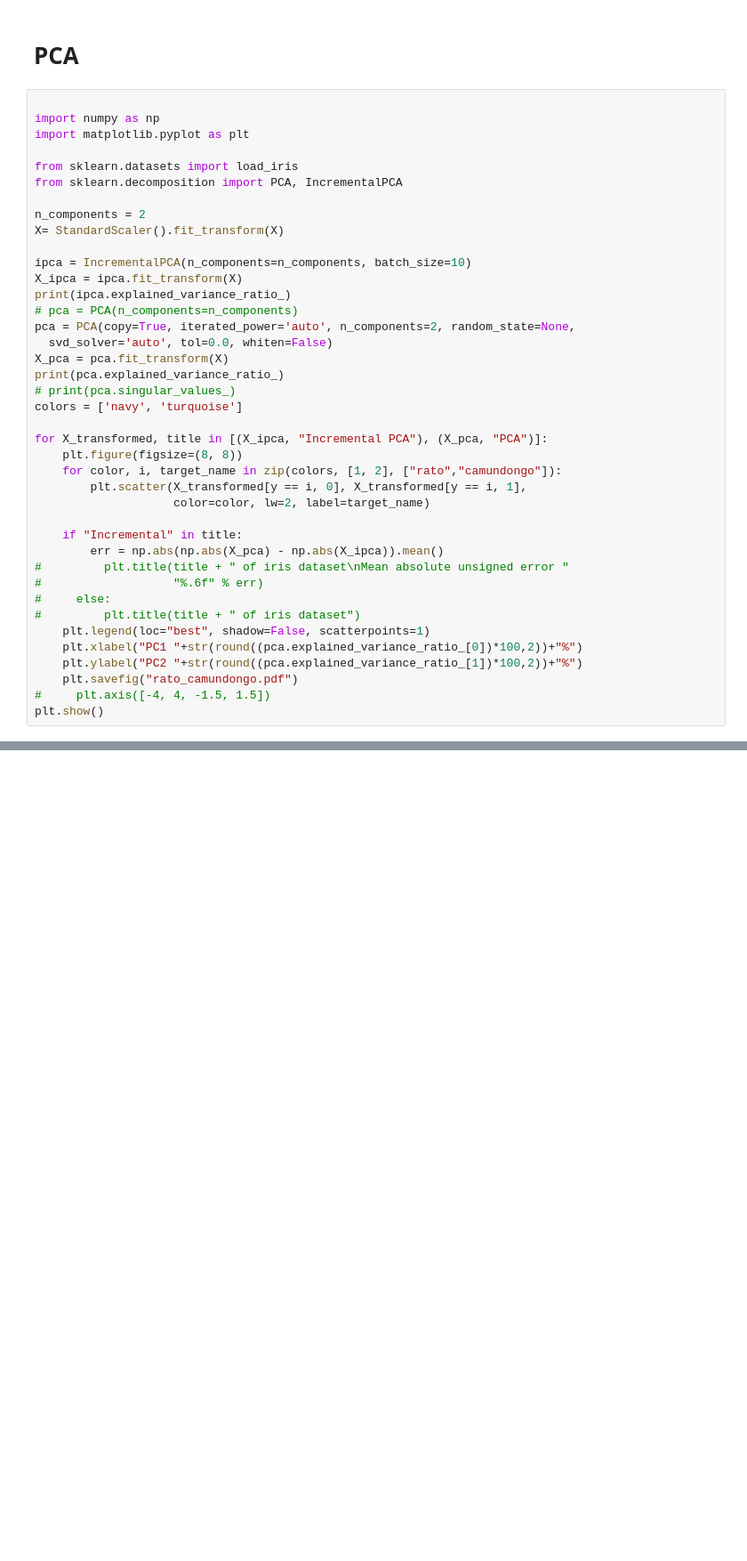
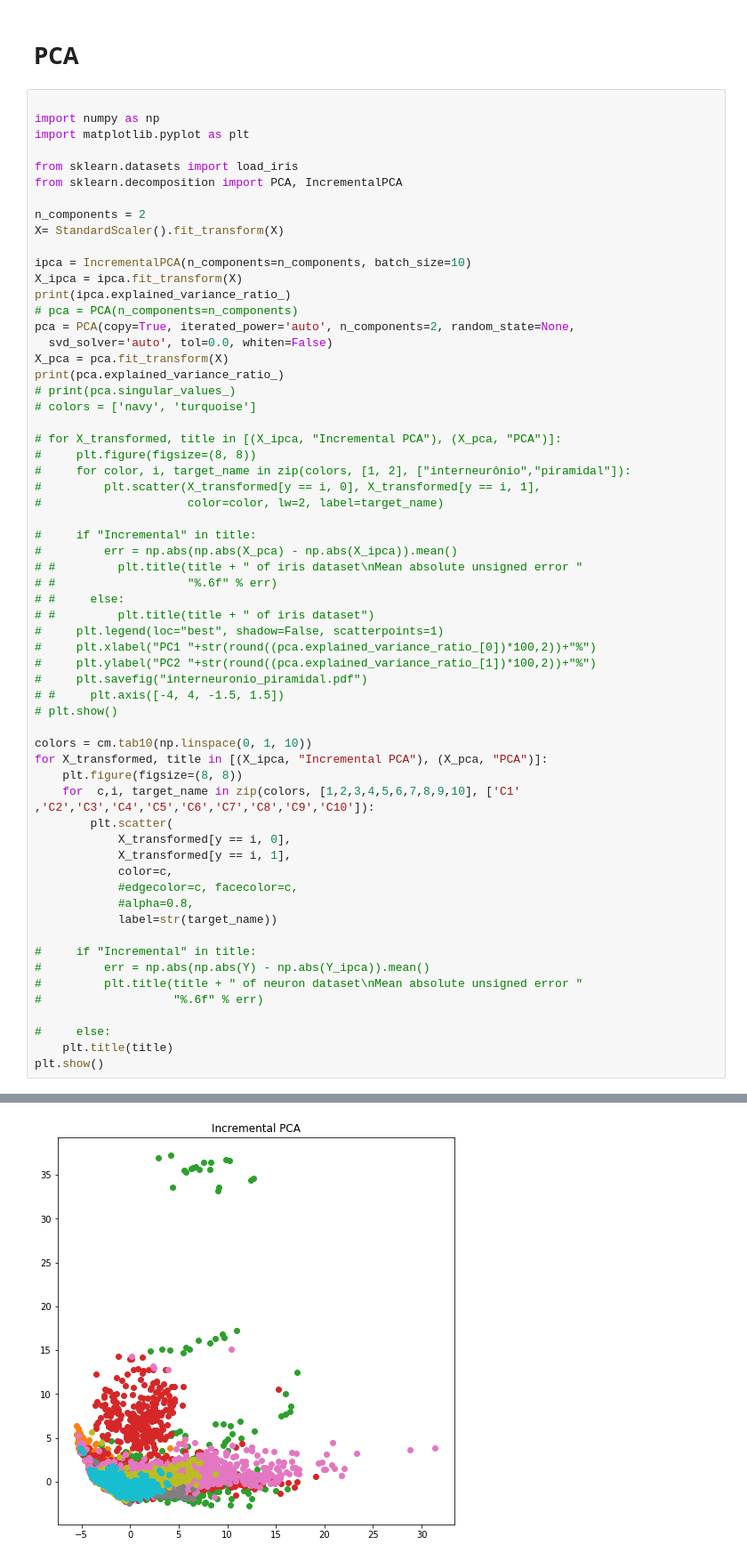
Before and after one commit to epcervantes7/ClassicComputerScienceProblemsInPython, a Jupyter notebook: testes/Untitled.ipynb, the cells around one changed output, grey strips where cells are left out. Shown: that part at 89% size. Saved outputs shown, nothing was run; the diff lists cells and outputs as text; blank space fills up the shorter version.

```diff
--- a/testes/Untitled.ipynb
+++ b/testes/Untitled.ipynb
@@ -88,24 +169,45 @@ pca = PCA(copy=True, iterated_power='auto', n_components=2, random_state=None,
 X_pca = pca.fit_transform(X)
 print(pca.explained_variance_ratio_)
 # print(pca.singular_values_)
-colors = ['navy', 'turquoise']
+# colors = ['navy', 'turquoise']
 
+# for X_transformed, title in [(X_ipca, "Incremental PCA"), (X_pca, "PCA")]:
+#     plt.figure(figsize=(8, 8))
+#     for color, i, target_name in zip(colors, [1, 2], ["interneurônio","piramidal"]):
+#         plt.scatter(X_transformed[y == i, 0], X_transformed[y == i, 1],
+#                     color=color, lw=2, label=target_name)
+
+#     if "Incremental" in title:
+#         err = np.abs(np.abs(X_pca) - np.abs(X_ipca)).mean()
+# #         plt.title(title + " of iris dataset\nMean absolute unsigned error "
+# #                   "%.6f" % err)
+# #     else:
+# #         plt.title(title + " of iris dataset")
+#     plt.legend(loc="best", shadow=False, scatterpoints=1)
+#     plt.xlabel("PC1 "+str(round((pca.explained_variance_ratio_[0])*100,2))+"%")
+#     plt.ylabel("PC2 "+str(round((pca.explained_variance_ratio_[1])*100,2))+"%")
+#     plt.savefig("interneuronio_piramidal.pdf")
+# #     plt.axis([-4, 4, -1.5, 1.5])
+# plt.show()
+
+colors = cm.tab10(np.linspace(0, 1, 10))
 for X_transformed, title in [(X_ipca, "Incremental PCA"), (X_pca, "PCA")]:
     plt.figure(figsize=(8, 8))
-    for color, i, target_name in zip(colors, [1, 2], ["rato","camundongo"]):
-        plt.scatter(X_transformed[y == i, 0], X_transformed[y == i, 1],
-                    color=color, lw=2, label=target_name)
+    for  c,i, target_name in zip(colors, [1,2,3,4,5,6,7,8,9,10], ['C1' ,'C2','C3','C4','C5','C6','C7','C8','C9','C10']):
+        plt.scatter(
+            X_transformed[y == i, 0],
+            X_transformed[y == i, 1],
+            color=c,
+            #edgecolor=c, facecolor=c,
+            #alpha=0.8,
+            label=str(target_name))
 
-    if "Incremental" in title:
-        err = np.abs(np.abs(X_pca) - np.abs(X_ipca)).mean()
-#         plt.title(title + " of iris dataset\nMean absolute unsigned error "
+#     if "Incremental" in title:
+#         err = np.abs(np.abs(Y) - np.abs(Y_ipca)).mean()
+#         plt.title(title + " of neuron dataset\nMean absolute unsigned error "
 #                   "%.6f" % err)
+
 #     else:
-#         plt.title(title + " of iris dataset")
-    plt.legend(loc="best", shadow=False, scatterpoints=1)
-    plt.xlabel("PC1 "+str(round((pca.explained_variance_ratio_[0])*100,2))+"%")
-    plt.ylabel("PC2 "+str(round((pca.explained_variance_ratio_[1])*100,2))+"%")
-    plt.savefig("rato_camundongo.pdf")
-#     plt.axis([-4, 4, -1.5, 1.5])
+    plt.title(title)
 plt.show()
 # %% [output]
@@ -112,0 +216 @@ ValueError: Input contains NaN, infinity or a value too large for dtype('float64
+[figure, added]
```
Also changed, not shown: parts of 11 cells of this notebook, 20 other files.
